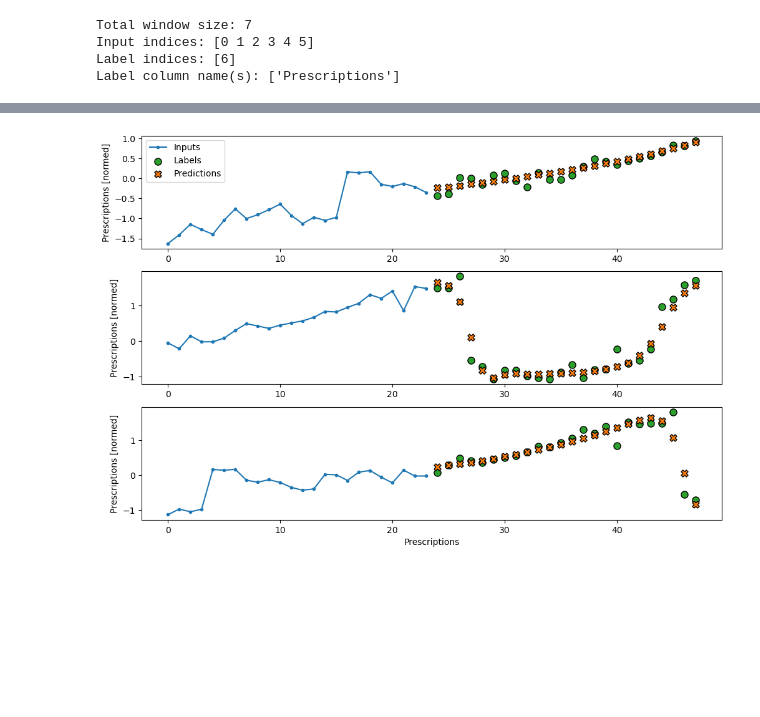
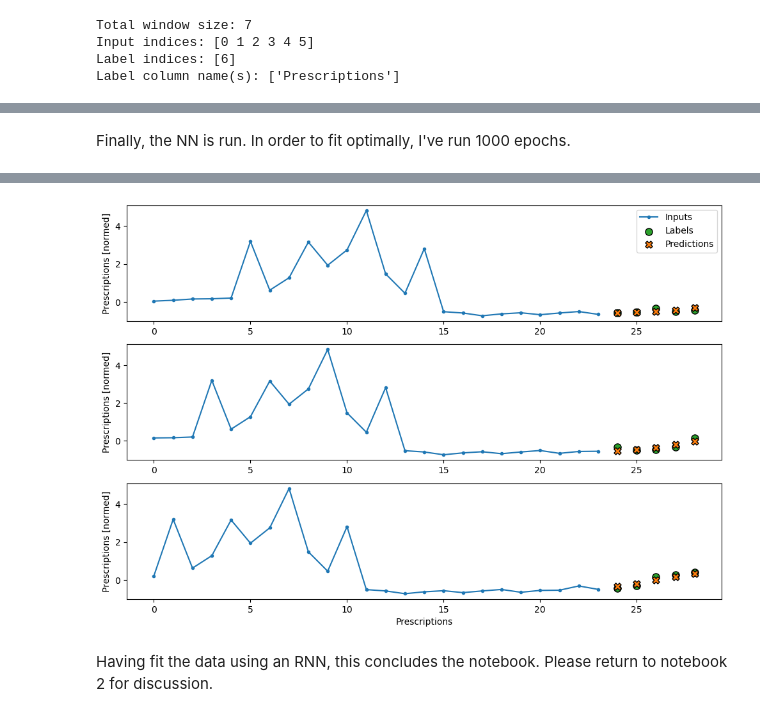
Before and after one commit to AlbertWKing/Medicaid-Capstone, a Jupyter notebook: AlbertKing_MedicaidCapstone_Book3.ipynb, the cells around one changed output, grey strips where cells are left out. Cells and saved outputs as stored; diff of their text form; code cells hidden in the pictures; blank space fills up the shorter version.

Commit message:
update of capstone notebooks

```diff
--- a/AlbertKing_MedicaidCapstone_Book3.ipynb
+++ b/AlbertKing_MedicaidCapstone_Book3.ipynb
@@ -63,5 +110,12 @@ test_df = (test_df - train_mean) / train_std
 # %%
+# class used to generate windows to fit segments of time
+
 class WindowGenerator():
+  """
+  Creates a window or set of windows for fitting. Relies on size of windows,
+  shift between windows, and train, test, validation data.
+  """
+
   def __init__(self, input_width, label_width, shift,
                train_df=train_df, val_df=val_df, test_df=test_df,
                label_columns=None):
@@ -184,6 +239,11 @@ WindowGenerator.plot = plot
 # %%
 def make_dataset(self, data):
+  """
+  Calls attributes for dataset
+  """
   data = np.array(data, dtype=np.float32)
+
+  # instantiates attributes for dataset
   ds = tf.keras.utils.timeseries_dataset_from_array(
       data=data,
       targets=None,
@@ -196,4 +256,5 @@ def make_dataset(self, data):
 
   return ds
 
+# applies function to window generator
 WindowGenerator.make_dataset = make_dataset
@@ -293,8 +369,0 @@ Label column name(s): ['Prescriptions']
-# %%
-OUT_STEPS = 24
-multi_window = WindowGenerator(input_width=24,
-                               label_width=OUT_STEPS,
-                               shift=OUT_STEPS)
-
-multi_window.plot()
-multi_window
@@ -307,7 +376,8 @@ Label column name(s): None
 # %%
-# ITS FIRST STEP
+# Its First Step
 
 class FeedBack(tf.keras.Model):
+  # helper function for first step. Retains the current status of the network.
   def __init__(self, units, out_steps):
     super().__init__()
     self.out_steps = out_steps
@@ -328,6 +398,19 @@ def warmup(self, inputs):
   prediction = self.dense(x)
   return prediction, state
 
+# steps to predict forward
+OUT_STEPS = 5
+
+# relayed to window function
+multi_window = WindowGenerator(input_width=24,
+                               label_width=OUT_STEPS,
+                               shift=OUT_STEPS)
+
+
+# first step is plotted
+multi_window.plot()
+multi_window
+
 FeedBack.warmup = warmup
 
 prediction, state = feedback_model.warmup(multi_window.example[0])
@@ -370,7 +456,12 @@ Output shape (batch, time, features):  (32, 24, 1)
+# %% [markdown]
+Finally, the NN is run. In order to fit optimally, I've run 1000 epochs.
 # %%
-MAX_EPOCHS = 100
+MAX_EPOCHS = 1
 
 def compile_and_fit(model, window, patience=2):
+  """
+  Function to run the network
+  """
   early_stopping = tf.keras.callbacks.EarlyStopping(monitor='val_loss',
                                                     patience=patience,
                                                     mode='min')
@@ -386,7 +477,7 @@ def compile_and_fit(model, window, patience=2):
 
 history = compile_and_fit(feedback_model, multi_window)
 
-IPython.display.clear_output()
+# IPython.display.clear_output()
 
 multi_window.plot(feedback_model)
 # %% [output]
@@ -393 +485,3 @@ multi_window.plot(feedback_model)
-[figure, old version]
+[figure, new version]
+# %% [markdown]
+Having fit the data using an RNN, this concludes the notebook. Please return to notebook 2 for discussion.
```
Also changed, not shown: parts of 36 cells of this notebook, 3 other files.
